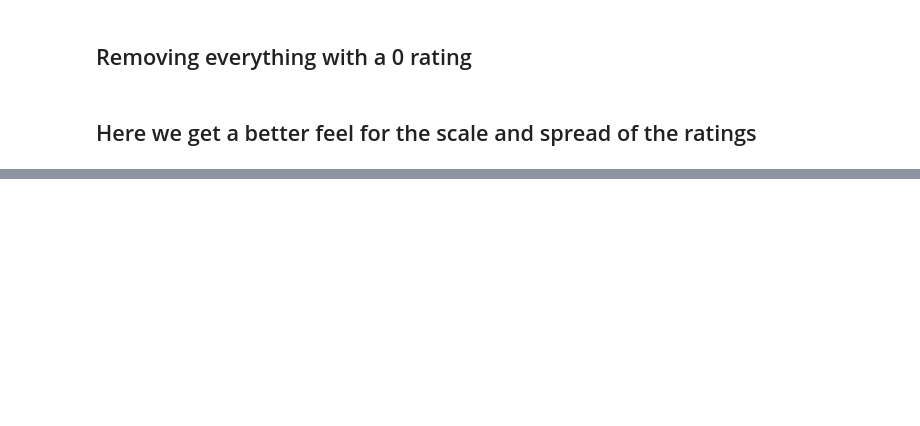
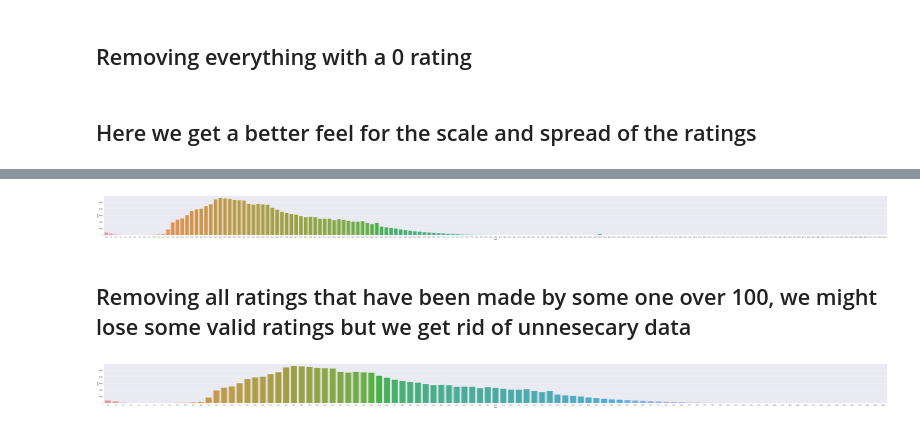
Before and after one commit to ablomstrom/final-project, a Jupyter notebook: main.ipynb, the cells around one changed output, grey strips where cells are left out. Saved outputs shown, nothing was run; the diff lists cells and outputs as text; code cells hidden in the pictures; blank space fills up the shorter version.

```diff
--- a/main.ipynb
+++ b/main.ipynb
@@ -120,0 +132,8 @@ plt.show()
+# %%
+sns.set(rc={'figure.figsize':(100,5)})
+sns.countplot(x=users_data_df['age'])
+plt.show()
+# %% [output]
+[figure, added]
+# %% [markdown]
+## Removing all ratings that have been made by some one over 100, we might lose some valid ratings but we get rid of unnesecary data
@@ -120,0 +142,6 @@ plt.show()
+# %%
+sns.set(rc={'figure.figsize':(100,5)})
+sns.countplot(x=users_data_df['age'])
+plt.show()
+# %% [output]
+[figure, added]
```
Also changed, not shown: parts of 8 cells of this notebook.
